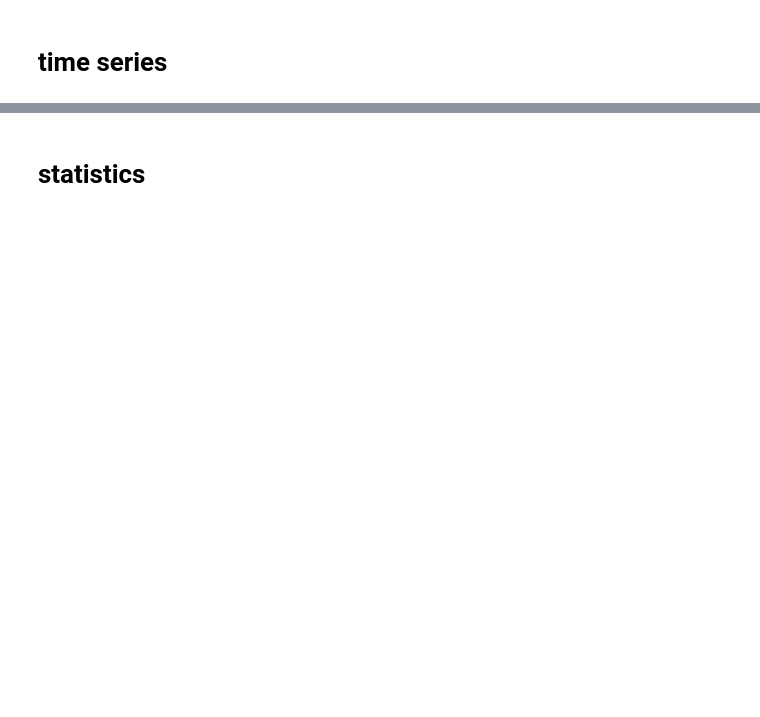
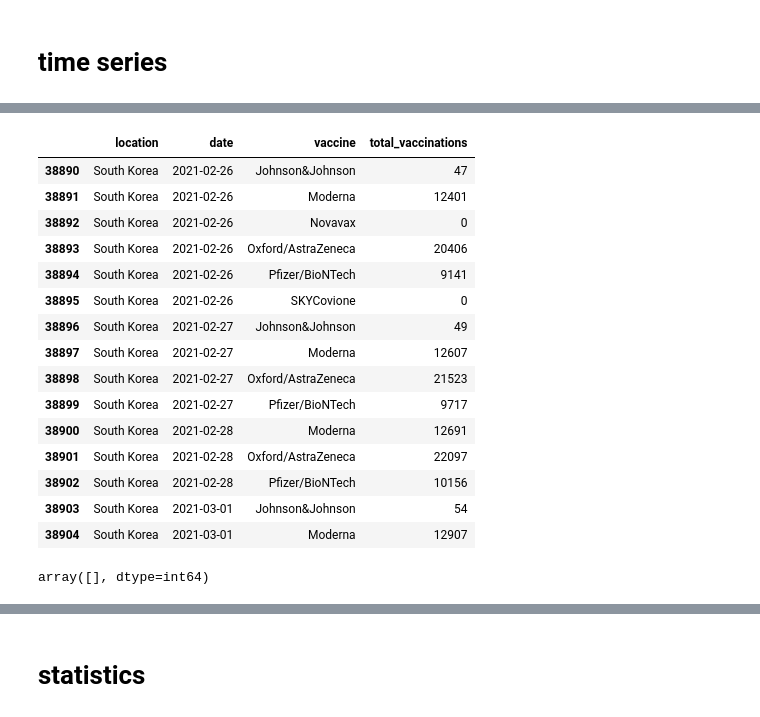
Before and after one commit to jchen056/COVID19_visualization, a Jupyter notebook: dashboard .ipynb, the cells around one changed output, grey strips where cells are left out. Saved outputs shown, nothing was run; the diff lists cells and outputs as text; code cells hidden in the pictures; blank space fills up the shorter version.

```diff
--- a/dashboard .ipynb
+++ b/dashboard .ipynb
@@ -18,0 +139,23 @@ df.head()
+# %%
+df_gb.head(15)
+# %% [output]
+|  | location | date | vaccine | total_vaccinations |
+| 38890 | South Korea | 2021-02-26 | Johnson&Johnson | 47 |
+| 38891 | South Korea | 2021-02-26 | Moderna | 12401 |
+| 38892 | South Korea | 2021-02-26 | Novavax | 0 |
+| 38893 | South Korea | 2021-02-26 | Oxford/AstraZeneca | 20406 |
+| 38894 | South Korea | 2021-02-26 | Pfizer/BioNTech | 9141 |
+| 38895 | South Korea | 2021-02-26 | SKYCovione | 0 |
+| 38896 | South Korea | 2021-02-27 | Johnson&Johnson | 49 |
+| 38897 | South Korea | 2021-02-27 | Moderna | 12607 |
+| 38898 | South Korea | 2021-02-27 | Oxford/AstraZeneca | 21523 |
+| 38899 | South Korea | 2021-02-27 | Pfizer/BioNTech | 9717 |
+| 38900 | South Korea | 2021-02-28 | Moderna | 12691 |
+| 38901 | South Korea | 2021-02-28 | Oxford/AstraZeneca | 22097 |
+| 38902 | South Korea | 2021-02-28 | Pfizer/BioNTech | 10156 |
+| 38903 | South Korea | 2021-03-01 | Johnson&Johnson | 54 |
+| 38904 | South Korea | 2021-03-01 | Moderna | 12907 |
+# %%
+df_gb[(df_gb['date']==df_gb_modified.loc[7,'date']) & (df_gb['vaccine']==df_gb_modified.loc[7,'vaccine'])]["total_vaccinations"].values
+# %% [output]
+array([], dtype=int64)
```
Also changed, not shown: parts of 15 cells of this notebook, 10 other files.
